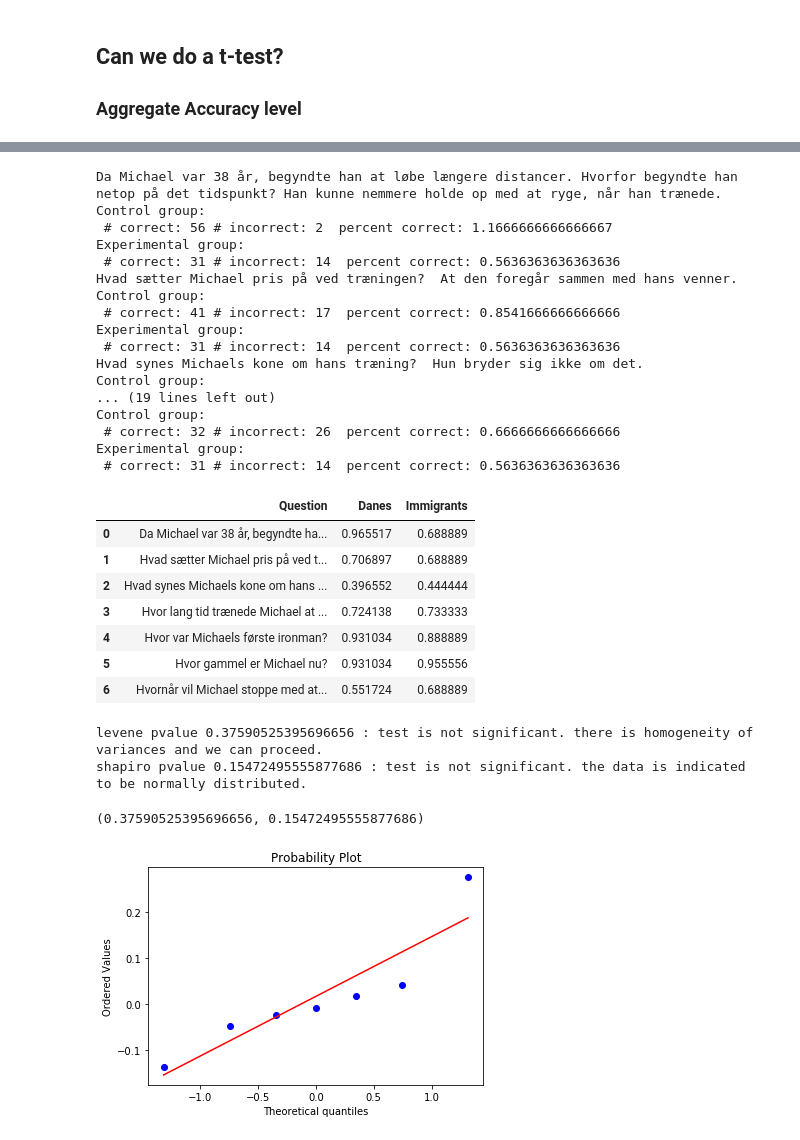
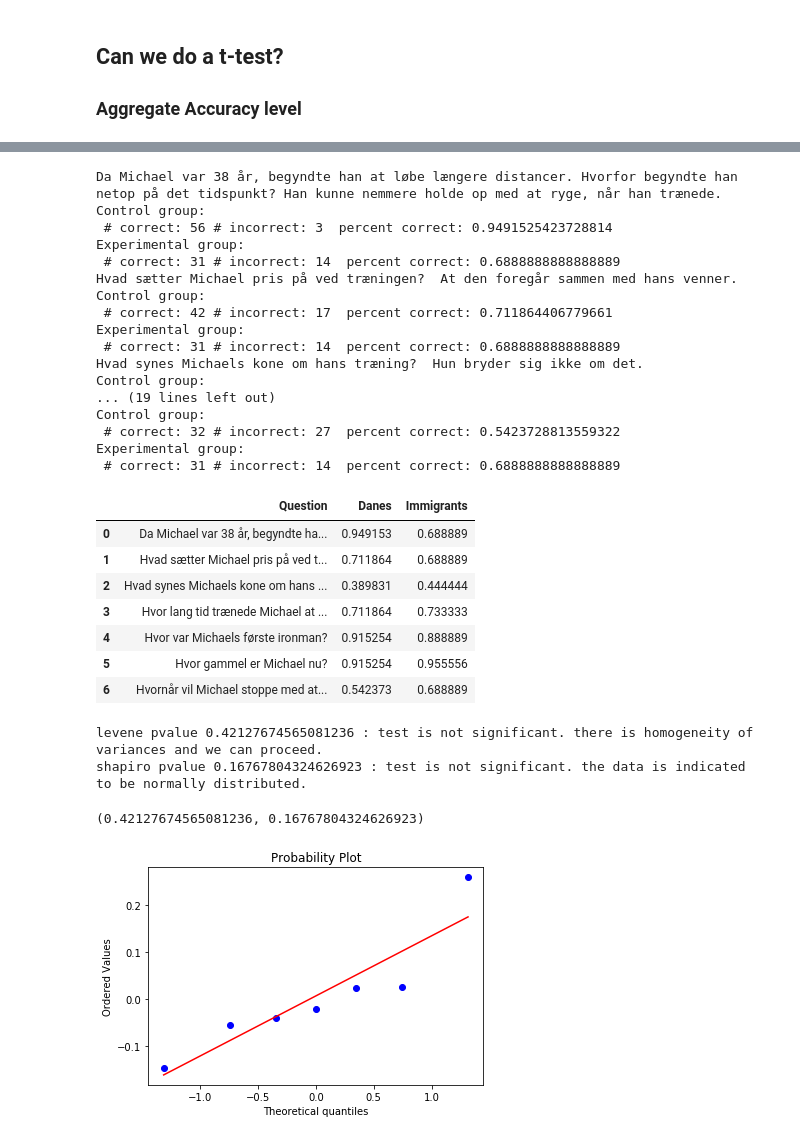
Before and after one commit to sallyi/cog-sci-2-exam, a Jupyter notebook: analyze_survey_results.ipynb, the cells around one changed output, grey strips where cells are left out. Drawn from its saved outputs; the diff is of its cells as text; code cells hidden in the pictures.

```diff
--- a/analyze_survey_results.ipynb
+++ b/analyze_survey_results.ipynb
@@ -172,8 +145,8 @@ df_L2 = df[df['Are you a native speaker of Danish?'] == 'No']
 # %%
-df_control_danes = df[(df['Please pick a color'] == 'Blå') & (df['Are you a native speaker of Danish?'] == 'Yes')]
-df_experiment_danes = df[(df['Please pick a color'] == 'Grøn') & (df['Are you a native speaker of Danish?'] == 'Yes')]
-df_control_L2 = df[(df['Please pick a color'] == 'Blå') & (df['Are you a native speaker of Danish?'] == 'No')]
-df_experiment_L2 = df[(df['Please pick a color'] == 'Grøn') & (df['Are you a native speaker of Danish?'] == 'No')]
+df_control_danes = df[(df['Group'] == 'Control') & (df['Are you a native speaker of Danish?'] == 'Yes')]
+df_experiment_danes = df[(df['Group'] == 'Experimental') & (df['Are you a native speaker of Danish?'] == 'Yes')]
+df_control_L2 = df[(df['Group'] == 'Control') & (df['Are you a native speaker of Danish?'] == 'No')]
+df_experiment_L2 = df[(df['Group'] == 'Experimental') & (df['Are you a native speaker of Danish?'] == 'No')]
 # %%
 len(df_control_danes)
 # %% [output]
@@ -254,14 +287,14 @@ independent t-test p-value 0.8454825562613734
 
 ### Aggregate Accuracy level
 # %%
-def test_stat_independence(results_df, col1, col2):
-    levene = stats.levene(results_df[col1], results_df[col2])
+def test_stat_independence(col1, col2):
+    levene = stats.levene(col1, col2)
     if levene.pvalue > 0.05:
         print('levene pvalue %s : test is not significant. there is homogeneity of variances and we can proceed.'%(levene.pvalue))
     else:
         print('levene pvalue %s : test is significant. there is NOT homogeneity of variances, so we cannot proceed.'%(levene.pvalue))
         return
-    diff = results_df[col1] - results_df[col2]
+    diff = col1 - col2
     stats.probplot(diff, plot= plt)
     shapiro = stats.shapiro(diff)[1]
     if shapiro > 0.05:
@@ -271,5 +304,5 @@ def test_stat_independence(results_df, col1, col2):
         return
     return levene.pvalue, shapiro
 
-test_stat_independence(results_df, 'Control', 'Experimental')
+test_stat_independence(results_df['Control'], results_df['Experimental'])
 # %% [output]
@@ -344,5 +379,5 @@ Two side test p value = 0.845 > 0.05, there is *no* statistical difference betwe
 # %%
-results_df = pd.DataFrame(columns=['Question','Control Danes', 'Experimental Danes', 'Control L2', 'Experimental L2'])
+results_lang_df = pd.DataFrame(columns=['Question','Control Danes', 'Experimental Danes', 'Control L2', 'Experimental L2'])
 i = 0
 for q, a in q_a.items():
     print(q, a)
@@ -358,10 +393,10 @@ for q, a in q_a.items():
     #      %(control_correct, control_incorrect, (control_correct/len(df_control))))
     #print('Experimental group:\n # correct: %s # incorrect: %s  percent correct: %s'
     #      %(experiment_correct,experiment_incorrect, experiment_correct/len(df_experiment)))
-    results_df.loc[i] = [q, round((dk_control_correct/len(df_control_danes)),3),round((dk_experiment_correct/len(df_experiment_danes)),3),round((L2_control_correct/len(df_control_L2)),3),round((L2_experiment_correct/len(df_experiment_L2)),3)]
+    results_lang_df.loc[i] = [q, round((dk_control_correct/len(df_control_danes)),3),round((dk_experiment_correct/len(df_experiment_danes)),3),round((L2_control_correct/len(df_control_L2)),3),round((L2_experiment_correct/len(df_experiment_L2)),3)]
     i+=1
 
-results_df
+results_lang_df
 # %% [output]
 Da Michael var 38 år, begyndte han at løbe længere distancer. Hvorfor begyndte han netop på det tidspunkt? Han kunne nemmere holde op med at ryge, når han trænede.
 Hvad sætter Michael pris på ved træningen?  At den foregår sammen med hans venner.
@@ -381,5 +416,5 @@ Hvornår vil Michael stoppe med at løbe? Han vil aldrig stoppe.
 # %%
-results_df = pd.DataFrame(columns=['Question','Danes', 'Immigrants'])
+results_danes_immigrant_df = pd.DataFrame(columns=['Question','Danes', 'Immigrants'])
 i = 0
 for q, a in q_a.items():
     print(q, a)
@@ -390,44 +425,44 @@ for q, a in q_a.items():
     #print(control_correct, control_incorrect, (control_correct/len(df_control)))
     #print(experiment_correct,experiment_incorrect, experiment_correct/len(df_experiment))
     print('Control group:\n # correct: %s # incorrect: %s  percent correct: %s'
-          %(control_correct, control_incorrect, (control_correct/len(df_control))))
+          %(control_correct, control_incorrect, (control_correct/len(df_danes))))
     print('Experimental group:\n # correct: %s # incorrect: %s  percent correct: %s'
-          %(experiment_correct,experiment_incorrect, experiment_correct/len(df_experiment)))
-    results_df.loc[i] = [q, (control_correct/len(df_danes)),(experiment_correct/len(df_L2))]
+          %(experiment_correct,experiment_incorrect, experiment_correct/len(df_L2)))
+    results_danes_immigrant_df.loc[i] = [q, (control_correct/len(df_danes)),(experiment_correct/len(df_L2))]
     i+=1
 
-results_df
+results_danes_immigrant_df
 # %% [output]
 Da Michael var 38 år, begyndte han at løbe længere distancer. Hvorfor begyndte han netop på det tidspunkt? Han kunne nemmere holde op med at ryge, når han trænede.
 Control group:
- # correct: 56 # incorrect: 2  percent correct: 1.1666666666666667
+ # correct: 56 # incorrect: 3  percent correct: 0.9491525423728814
 Experimental group:
- # correct: 31 # incorrect: 14  percent correct: 0.5636363636363636
+ # correct: 31 # incorrect: 14  percent correct: 0.6888888888888889
 Hvad sætter Michael pris på ved træningen?  At den foregår sammen med hans venner.
 Control group:
- # correct: 41 # incorrect: 17  percent correct: 0.8541666666666666
+ # correct: 42 # incorrect: 17  percent correct: 0.711864406779661
 Experimental group:
- # correct: 31 # incorrect: 14  percent correct: 0.5636363636363636
+ # correct: 31 # incorrect: 14  percent correct: 0.6888888888888889
 Hvad synes Michaels kone om hans træning?  Hun bryder sig ikke om det.
 Control group:
 ... (19 lines left out)
 Control group:
- # correct: 32 # incorrect: 26  percent correct: 0.6666666666666666
+ # correct: 32 # incorrect: 27  percent correct: 0.5423728813559322
 Experimental group:
- # correct: 31 # incorrect: 14  percent correct: 0.5636363636363636
+ # correct: 31 # incorrect: 14  percent correct: 0.6888888888888889
 |  | Question | Danes | Immigrants |
-| 0 | Da Michael var 38 år, begyndte ha... | 0.965517 | 0.688889 |
-| 1 | Hvad sætter Michael pris på ved t... | 0.706897 | 0.688889 |
-| 2 | Hvad synes Michaels kone om hans ... | 0.396552 | 0.444444 |
-| 3 | Hvor lang tid trænede Michael at ... | 0.724138 | 0.733333 |
-| 4 | Hvor var Michaels første ironman? | 0.931034 | 0.888889 |
-| 5 | Hvor gammel er Michael nu? | 0.931034 | 0.955556 |
-| 6 | Hvornår vil Michael stoppe med at... | 0.551724 | 0.688889 |
+| 0 | Da Michael var 38 år, begyndte ha... | 0.949153 | 0.688889 |
+| 1 | Hvad sætter Michael pris på ved t... | 0.711864 | 0.688889 |
+| 2 | Hvad synes Michaels kone om hans ... | 0.389831 | 0.444444 |
+| 3 | Hvor lang tid trænede Michael at ... | 0.711864 | 0.733333 |
+| 4 | Hvor var Michaels første ironman? | 0.915254 | 0.888889 |
+| 5 | Hvor gammel er Michael nu? | 0.915254 | 0.955556 |
+| 6 | Hvornår vil Michael stoppe med at... | 0.542373 | 0.688889 |
 # %%
-test_stat_independence(results_df, 'Danes', 'Immigrants')
+test_stat_independence(results_danes_immigrant_df['Danes'], results_danes_immigrant_df['Immigrants'])
 # %% [output]
-levene pvalue 0.37590525395696656 : test is not significant. there is homogeneity of variances and we can proceed.
-shapiro pvalue 0.15472495555877686 : test is not significant. the data is indicated to be normally distributed.
+levene pvalue 0.42127674565081236 : test is not significant. there is homogeneity of variances and we can proceed.
+shapiro pvalue 0.16767804324626923 : test is not significant. the data is indicated to be normally distributed.
-(0.37590525395696656, 0.15472495555877686)
+(0.42127674565081236, 0.16767804324626923)
-[figure, old version]
+[figure, new version]
 # %%
```
Also changed, not shown: parts of 47 cells of this notebook, 1 other file.
